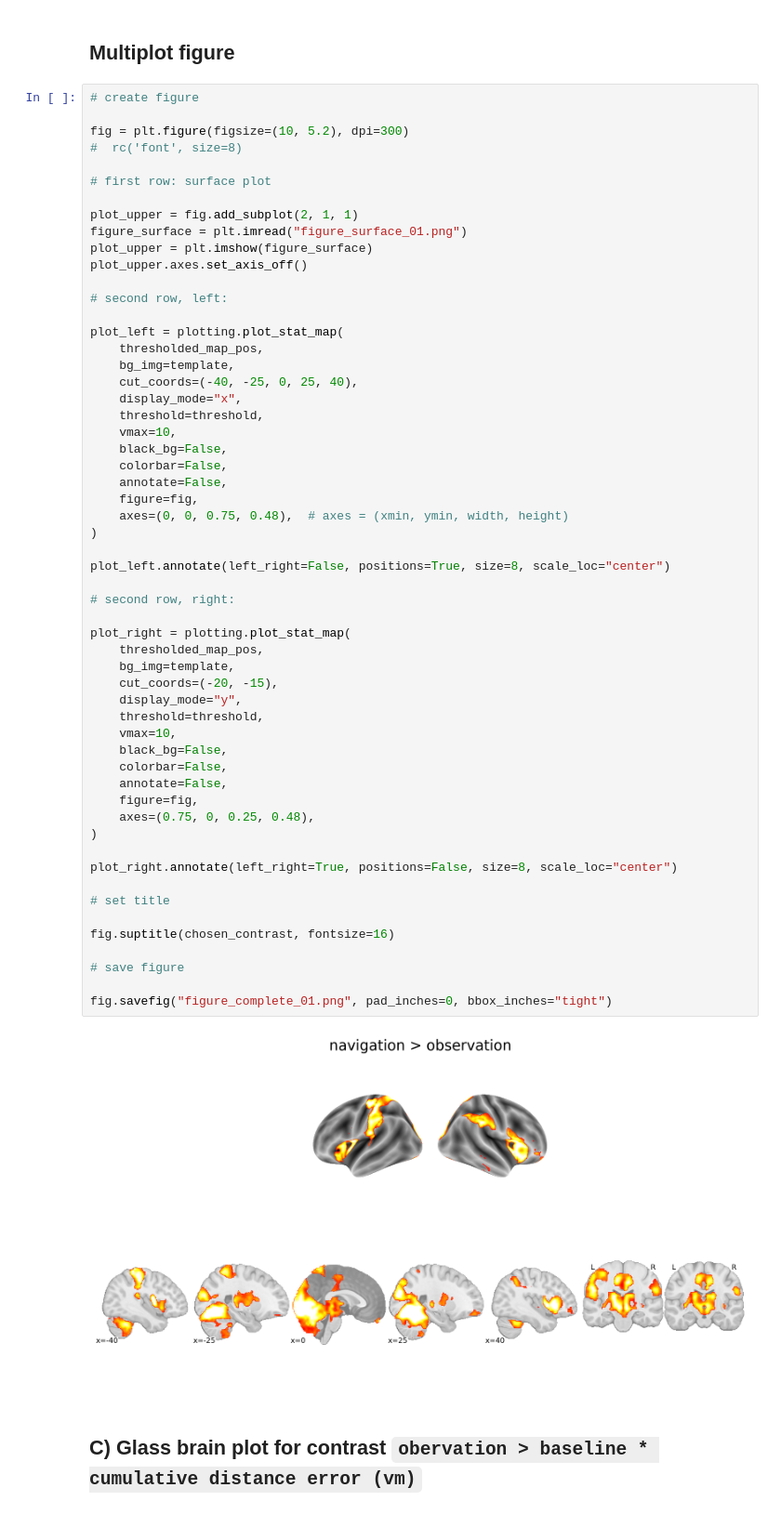
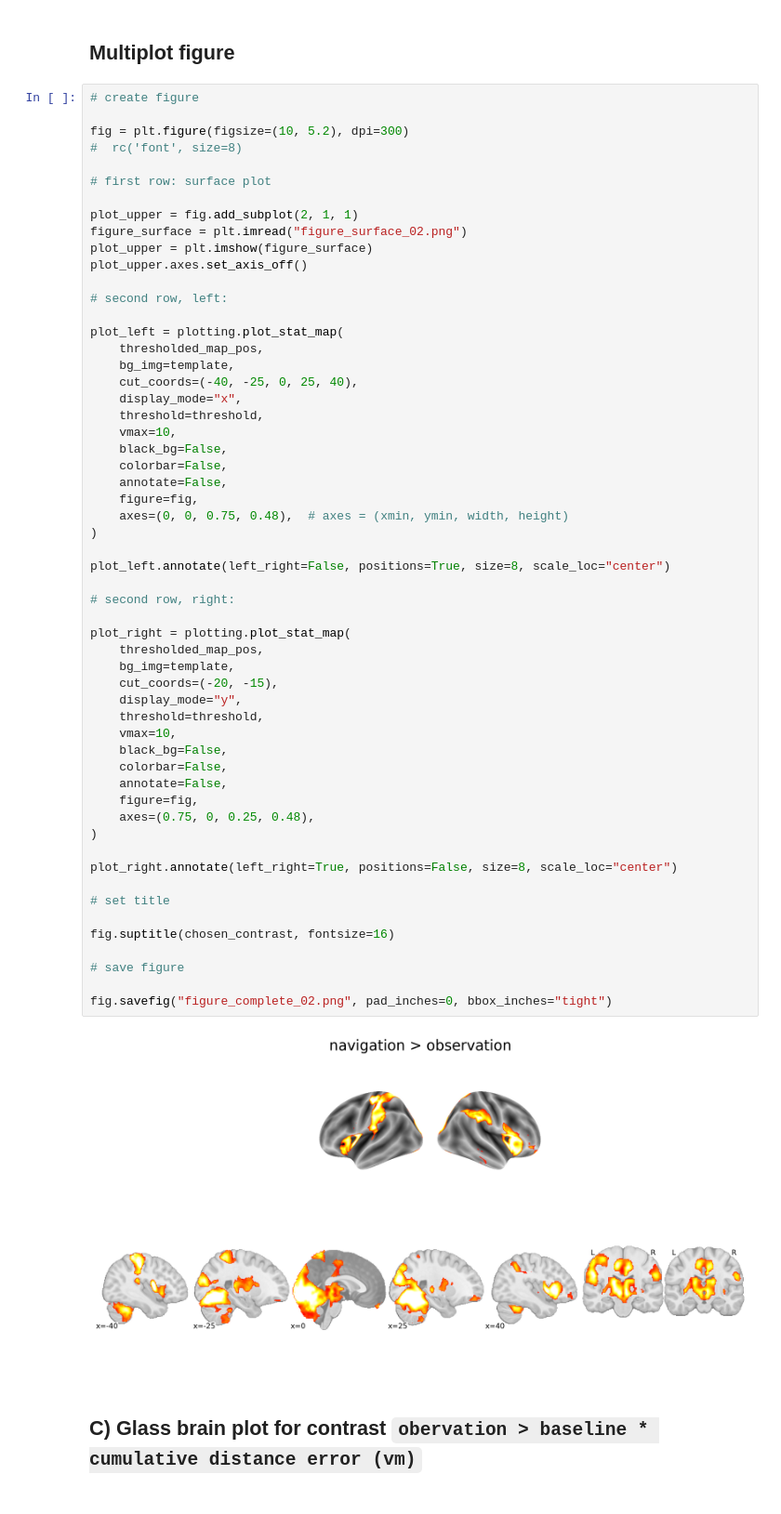
Before and after one commit to dominikpegler/tewa2-neuroimaging, a Jupyter notebook: assignments/group/Group assignment.ipynb, the cells around one changed output. Shown at 93% size. Saved outputs shown, nothing was run; the diff lists cells and outputs as text.

```diff
--- a/assignments/group/Group assignment.ipynb
+++ b/assignments/group/Group assignment.ipynb
@@ -444,7 +419,7 @@ fig = plt.figure(figsize=(10, 5.2), dpi=300)
 # first row: surface plot
 
 plot_upper = fig.add_subplot(2, 1, 1)
-figure_surface = plt.imread("figure_surface_01.png")
+figure_surface = plt.imread("figure_surface_02.png")
 plot_upper = plt.imshow(figure_surface)
 plot_upper.axes.set_axis_off()
 
@@ -464,35 +439,35 @@ plot_left = plotting.plot_stat_map(
     axes=(0, 0, 0.75, 0.48),  # axes = (xmin, ymin, width, height)
 )
 
 plot_left.annotate(left_right=False, positions=True, size=8, scale_loc="center")
 
 # second row, right:
 
 plot_right = plotting.plot_stat_map(
     thresholded_map_pos,
     bg_img=template,
     cut_coords=(-20, -15),
     display_mode="y",
     threshold=threshold,
     vmax=10,
     black_bg=False,
     colorbar=False,
     annotate=False,
     figure=fig,
     axes=(0.75, 0, 0.25, 0.48),
 )
 
 plot_right.annotate(left_right=True, positions=False, size=8, scale_loc="center")
 
 # set title
 
 fig.suptitle(chosen_contrast, fontsize=16)
 
 # save figure
 
-fig.savefig("figure_complete_01.png", pad_inches=0, bbox_inches="tight")
+fig.savefig("figure_complete_02.png", pad_inches=0, bbox_inches="tight")
 # %% [output]
-[figure, old version]
+[figure, new version]
 # %% [markdown]
 ## **C)** Glass brain plot for contrast `obervation > baseline * cumulative distance error (vm)`
 # %% [markdown]
```
Also changed, not shown: parts of 17 cells of this notebook.
